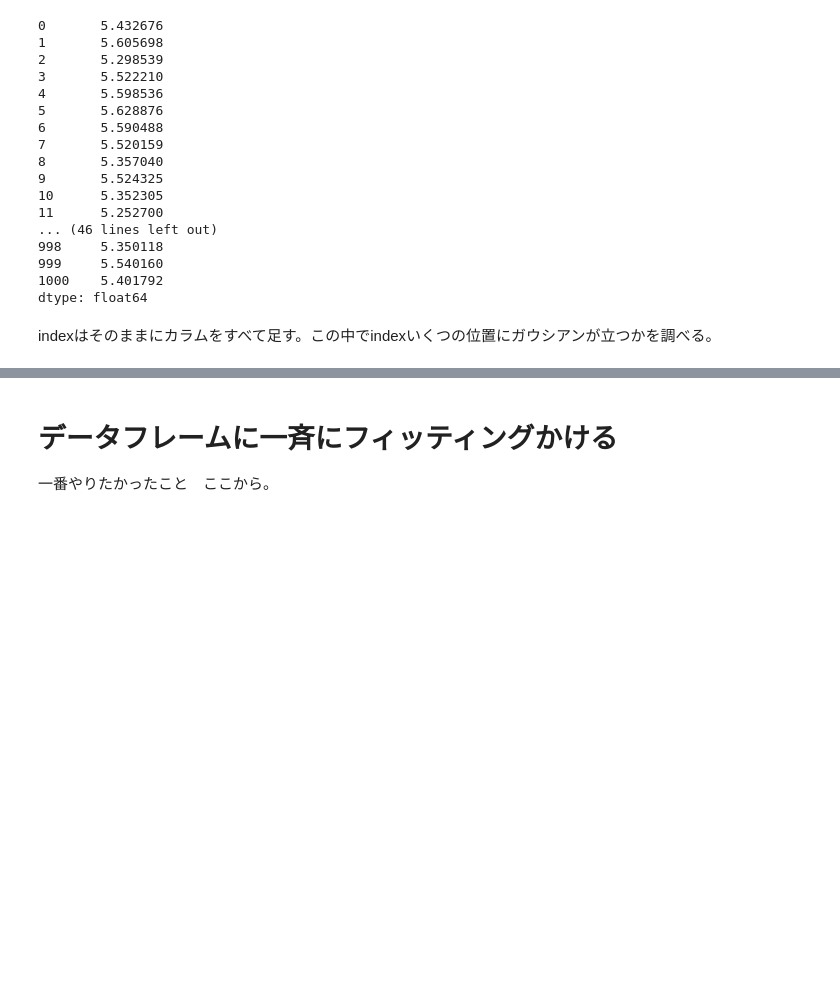
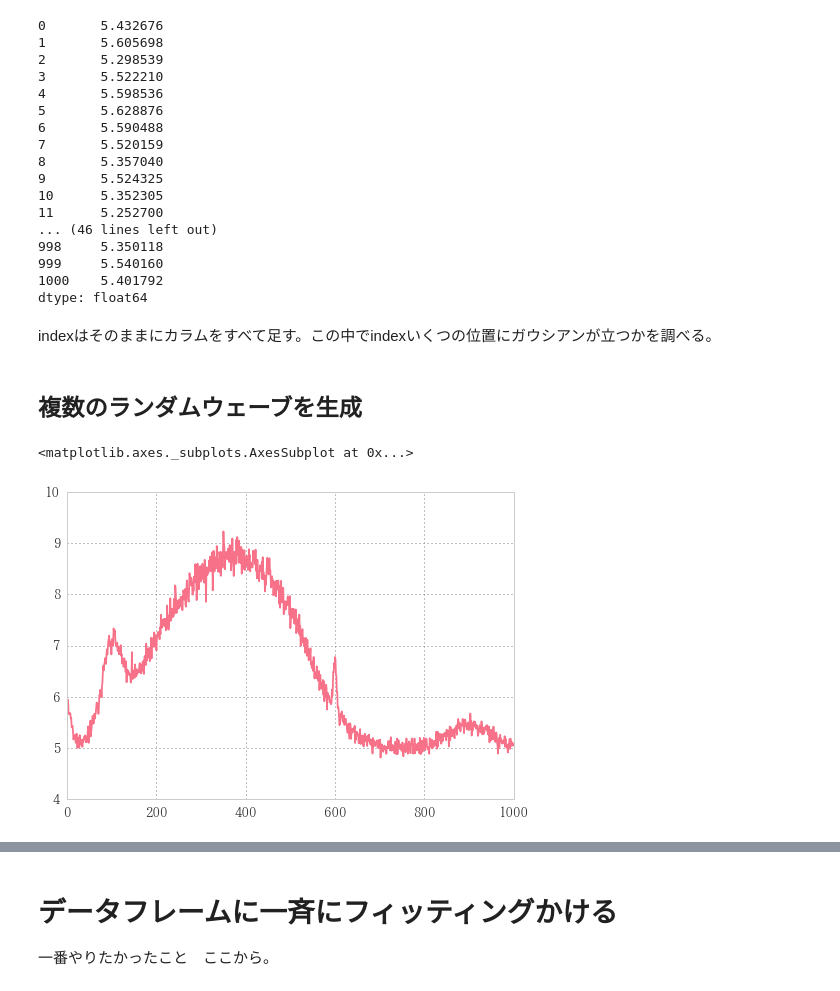
Before and after one commit to u1and0/SAtraceFit, a Jupyter notebook: fit_lab/fit_lab.ipynb, the cells around one changed output, grey strips where cells are left out. Saved outputs shown, nothing was run; the diff lists cells and outputs as text; code cells hidden in the pictures; blank space fills up the shorter version.

Commit message:
random wave maker function 'waves(seed)'

```diff
--- a/fit_lab/fit_lab.ipynb
+++ b/fit_lab/fit_lab.ipynb
@@ -256,3 +256,24 @@ sumdf
 dtype: float64
 # %% [markdown]
 indexはそのままにカラムをすべて足す。この中でindexいくつの位置にガウシアンが立つかを調べる。
+# %% [markdown]
+## 複数のランダムウェーブを生成
+# %%
+def waves(seed: int=np.random.randint(100)):
+    """ランダムノイズを発生させたウェーブを作成する
+    引数: seed: ランダムステートを初期化する整数。デフォルトでseedをランダムに発生させる
+    戻り値: noisedf.sum(1): pd.Series型"""
+    r = np.random
+    r.seed(seed)  # ランダム初期化
+    xa = np.tile(x, (10,1))
+    aa = abs(r.randn(10))
+    mua = np.arange(min(x), max(x), 10)
+    sia = 10 * abs(r.randn(10))
+
+    df = pd.DataFrame(gauss(xa.T, aa, mua, sia, nf))
+    noisedf = df + df * 0.05 * r.randn(*df.shape)
+    return noisedf.sum(1)
+waves().plot()
+# %% [output]
+<matplotlib.axes._subplots.AxesSubplot at 0x...>
+[figure, added]
```
Also changed, not shown: parts of 2 cells of this notebook, 17 other files.
